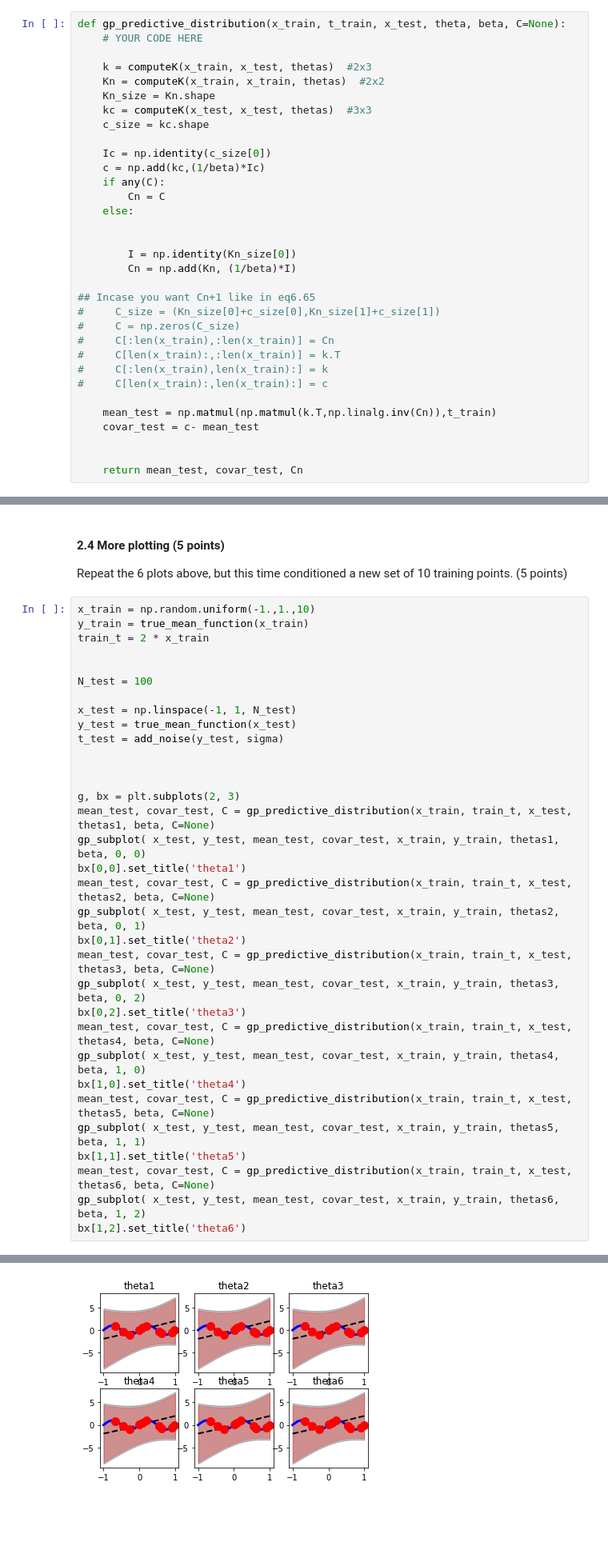
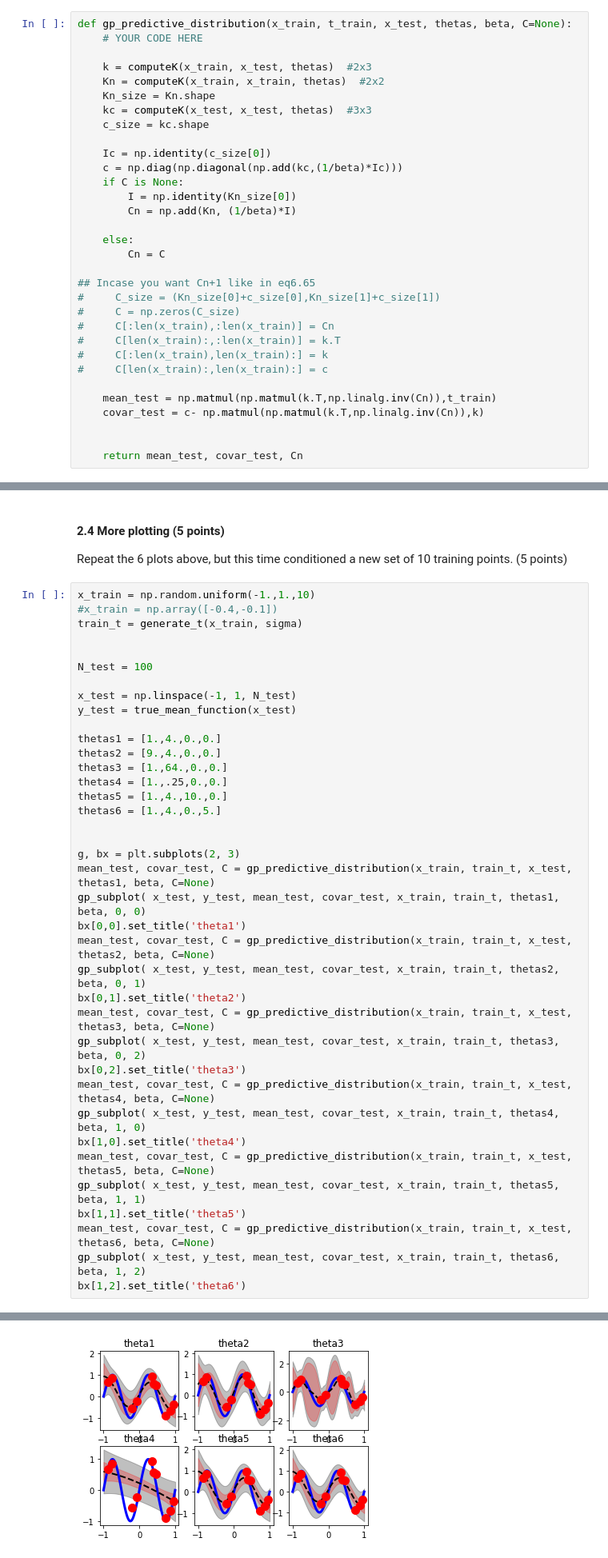
Before and after one commit to 3lLobo/MachineLearningLab3, a Jupyter notebook: lab3.ipynb, the cells around one changed output, grey strips where cells are left out. Shown: that part at 80% size. Cells and saved outputs as stored; diff of their text form; blank space fills up the shorter version.

```diff
--- a/lab3.ipynb
+++ b/lab3.ipynb
@@ -228,7 +250,7 @@ Once we have data, we are interested in the predictive distribution (note: the p
 #### 2.1 gp_predictive_distribution(...) (10 points)
 Write a function `gp_predictive_distribution(x_train, t_train, x_test, theta, beta, C=None)` that computes  Eqns 6.66 and 6.67, except allow for an arbitrary number of test points (not just one) and now the kernel matrix is for training data.  By having C as an optional parameter, we can avoid computing it more than once (for this problem it is unimportant, but for real problems this is an issue).  The function should compute $\mathbf{C}$, $\mathbf{k}$, and return the mean, variance and $\mathbf{C}$.  Do not forget: the computeK function computes $\mathbf{K}$, not $\mathbf{C}$.(10 points)
 # %%
-def gp_predictive_distribution(x_train, t_train, x_test, theta, beta, C=None):
+def gp_predictive_distribution(x_train, t_train, x_test, thetas, beta, C=None):
     # YOUR CODE HERE
 
     k = computeK(x_train, x_test, thetas)  #2x3
@@ -238,14 +260,13 @@ def gp_predictive_distribution(x_train, t_train, x_test, theta, beta, C=None):
     c_size = kc.shape
 
     Ic = np.identity(c_size[0])
-    c = np.add(kc,(1/beta)*Ic)
-    if any(C):
-        Cn = C
-    else:
-
-
+    c = np.diag(np.diagonal(np.add(kc,(1/beta)*Ic)))
+    if C is None:
         I = np.identity(Kn_size[0])
         Cn = np.add(Kn, (1/beta)*I)
+
+    else:
+        Cn = C
 
 ## Incase you want Cn+1 like in eq6.65
 #     C_size = (Kn_size[0]+c_size[0],Kn_size[1]+c_size[1])
@@ -256,7 +277,7 @@ def gp_predictive_distribution(x_train, t_train, x_test, theta, beta, C=None):
 #     C[len(x_train):,len(x_train):] = c
 
     mean_test = np.matmul(np.matmul(k.T,np.linalg.inv(Cn)),t_train)
-    covar_test = c- mean_test
+    covar_test = c- np.matmul(np.matmul(k.T,np.linalg.inv(Cn)),k)
 
 
     return mean_test, covar_test, Cn
@@ -428,40 +462,45 @@ ValueError: shapes (100,2) and (10,) not aligned: 2 (dim 1) != 10 (dim 0)
 Repeat the 6 plots above, but this time conditioned a new set of 10 training points. (5 points)
 # %%
 x_train = np.random.uniform(-1.,1.,10)
-y_train = true_mean_function(x_train)
-train_t = 2 * x_train
+#x_train = np.array([-0.4,-0.1])
+train_t = generate_t(x_train, sigma)
 
 
 N_test = 100
 
 x_test = np.linspace(-1, 1, N_test)
 y_test = true_mean_function(x_test)
-t_test = add_noise(y_test, sigma)
 
+thetas1 = [1.,4.,0.,0.]
+thetas2 = [9.,4.,0.,0.]
+thetas3 = [1.,64.,0.,0.]
+thetas4 = [1.,.25,0.,0.]
+thetas5 = [1.,4.,10.,0.]
+thetas6 = [1.,4.,0.,5.]
 
 
 g, bx = plt.subplots(2, 3)
 mean_test, covar_test, C = gp_predictive_distribution(x_train, train_t, x_test, thetas1, beta, C=None)
-gp_subplot( x_test, y_test, mean_test, covar_test, x_train, y_train, thetas1, beta, 0, 0)
+gp_subplot( x_test, y_test, mean_test, covar_test, x_train, train_t, thetas1, beta, 0, 0)
 bx[0,0].set_title('theta1')
 mean_test, covar_test, C = gp_predictive_distribution(x_train, train_t, x_test, thetas2, beta, C=None)
-gp_subplot( x_test, y_test, mean_test, covar_test, x_train, y_train, thetas2, beta, 0, 1)
+gp_subplot( x_test, y_test, mean_test, covar_test, x_train, train_t, thetas2, beta, 0, 1)
 bx[0,1].set_title('theta2')
 mean_test, covar_test, C = gp_predictive_distribution(x_train, train_t, x_test, thetas3, beta, C=None)
-gp_subplot( x_test, y_test, mean_test, covar_test, x_train, y_train, thetas3, beta, 0, 2)
+gp_subplot( x_test, y_test, mean_test, covar_test, x_train, train_t, thetas3, beta, 0, 2)
 bx[0,2].set_title('theta3')
 mean_test, covar_test, C = gp_predictive_distribution(x_train, train_t, x_test, thetas4, beta, C=None)
-gp_subplot( x_test, y_test, mean_test, covar_test, x_train, y_train, thetas4, beta, 1, 0)
+gp_subplot( x_test, y_test, mean_test, covar_test, x_train, train_t, thetas4, beta, 1, 0)
 bx[1,0].set_title('theta4')
 mean_test, covar_test, C = gp_predictive_distribution(x_train, train_t, x_test, thetas5, beta, C=None)
-gp_subplot( x_test, y_test, mean_test, covar_test, x_train, y_train, thetas5, beta, 1, 1)
+gp_subplot( x_test, y_test, mean_test, covar_test, x_train, train_t, thetas5, beta, 1, 1)
 bx[1,1].set_title('theta5')
 mean_test, covar_test, C = gp_predictive_distribution(x_train, train_t, x_test, thetas6, beta, C=None)
-gp_subplot( x_test, y_test, mean_test, covar_test, x_train, y_train, thetas6, beta, 1, 2)
+gp_subplot( x_test, y_test, mean_test, covar_test, x_train, train_t, thetas6, beta, 1, 2)
 bx[1,2].set_title('theta6')
 # %% [output]
 <matplotlib.text.Text at 0x...>
-[figure, old version]
+[figure, new version]
 # %% [markdown]
 ## Part 2: Support Vector Machines (45 points)
 As seen in Part 1: Gaussian Processes, one of the significant limitations of many such algorithms is that the kernel function $k(\bx_n , \bx_m)$ must be evaluated for all possible pairs $\bx_n$ and $\bx_m$ of training points, which can be computationally infeasible during training and can lead to excessive computation times when making predictions for new data points.
```
Also changed, not shown: parts of 10 cells of this notebook.
